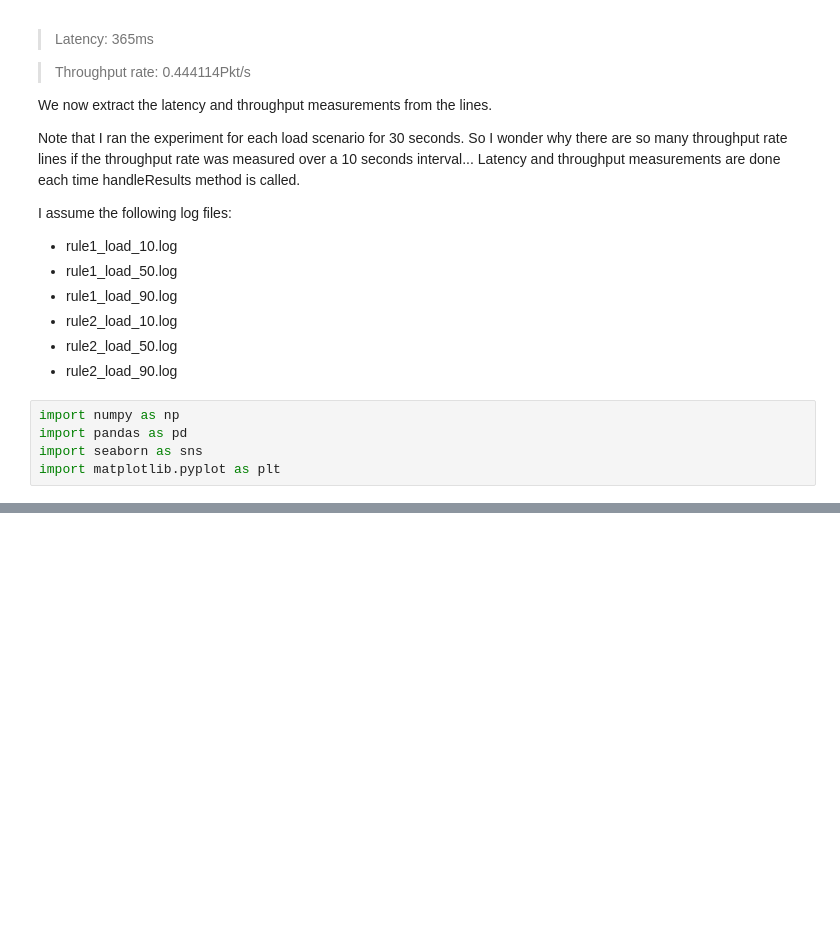
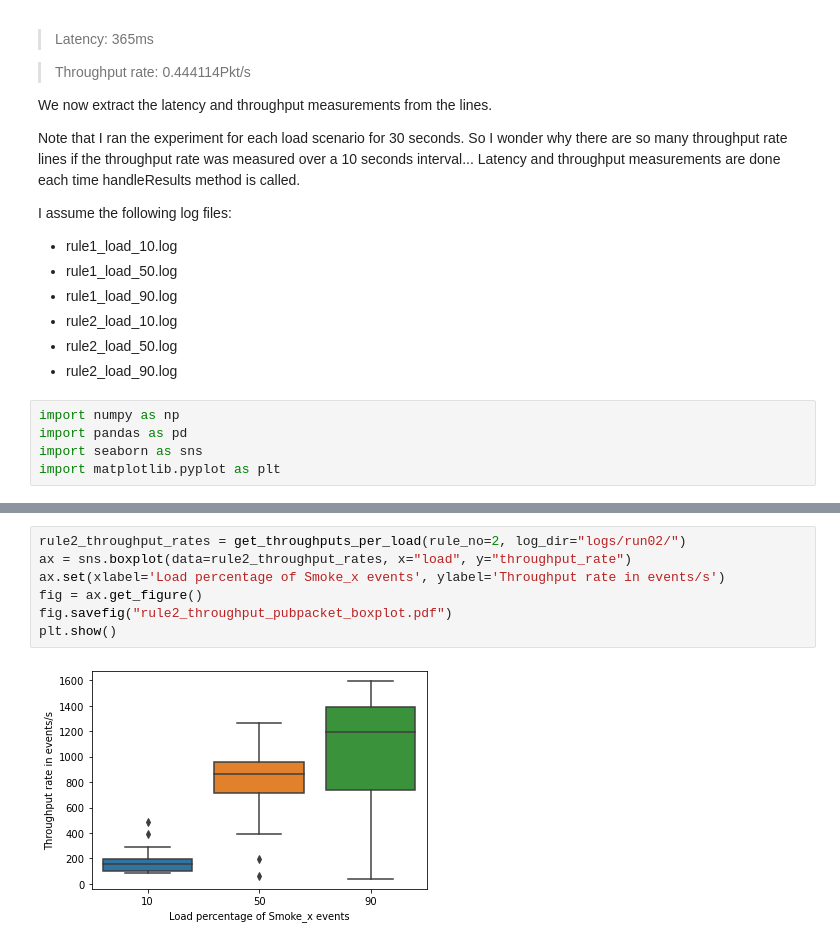
Before and after one commit to BullworthAcademy/TRex, a Jupyter notebook: TRex_evaluation_setup.ipynb, the cells around one changed output, grey strips where cells are left out. Drawn from its saved outputs; the diff is of its cells as text; blank space fills up the shorter version.

```diff
--- a/TRex_evaluation_setup.ipynb
+++ b/TRex_evaluation_setup.ipynb
@@ -372,0 +492,9 @@ plt.show()
+# %%
+rule2_throughput_rates = get_throughputs_per_load(rule_no=2, log_dir="logs/run02/")
+ax = sns.boxplot(data=rule2_throughput_rates, x="load", y="throughput_rate")
+ax.set(xlabel='Load percentage of Smoke_x events', ylabel='Throughput rate in events/s')
+fig = ax.get_figure()
+fig.savefig("rule2_throughput_pubpacket_boxplot.pdf")
+plt.show()
+# %% [output]
+[figure, added]
```
Also changed, not shown: parts of 48 cells of this notebook, 14 other files.
